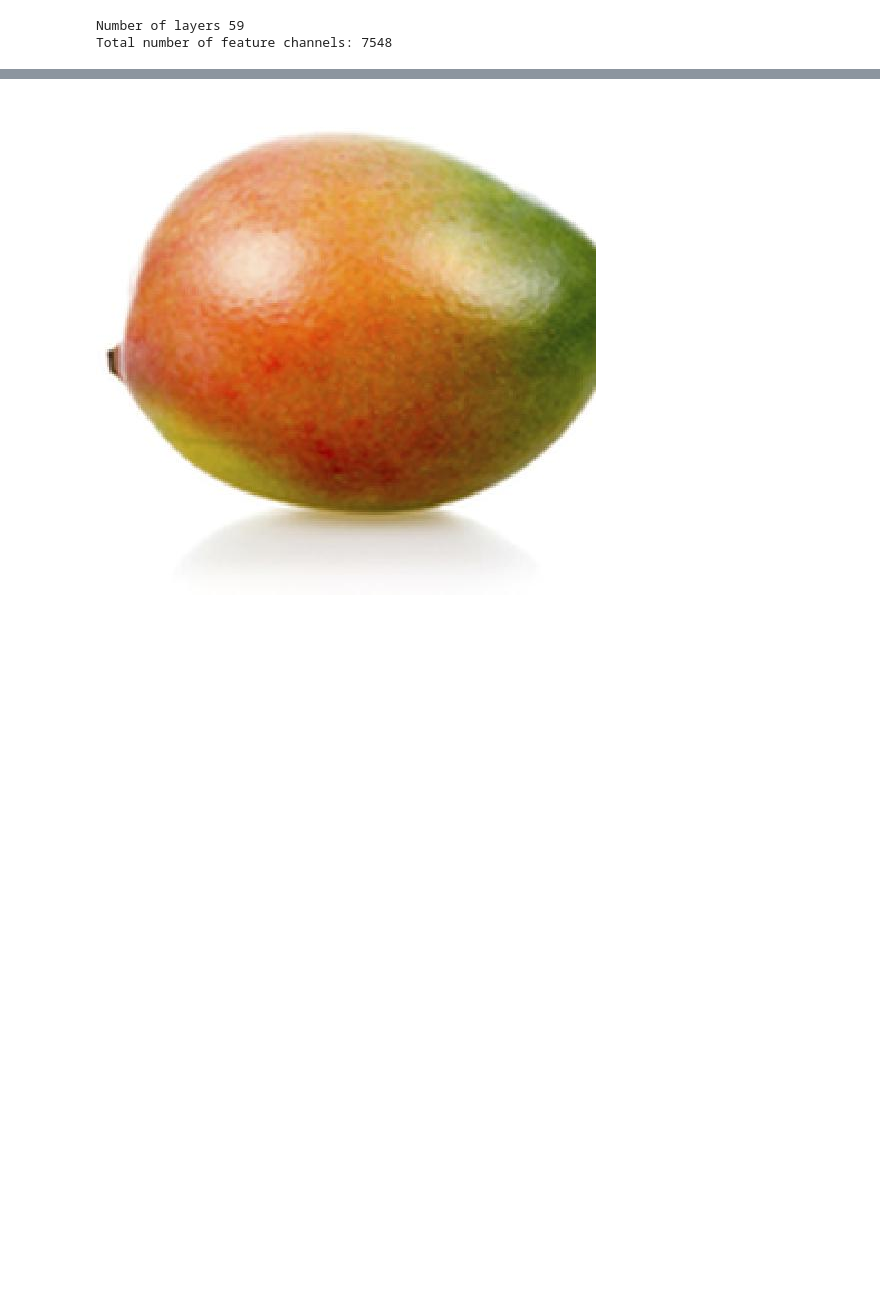
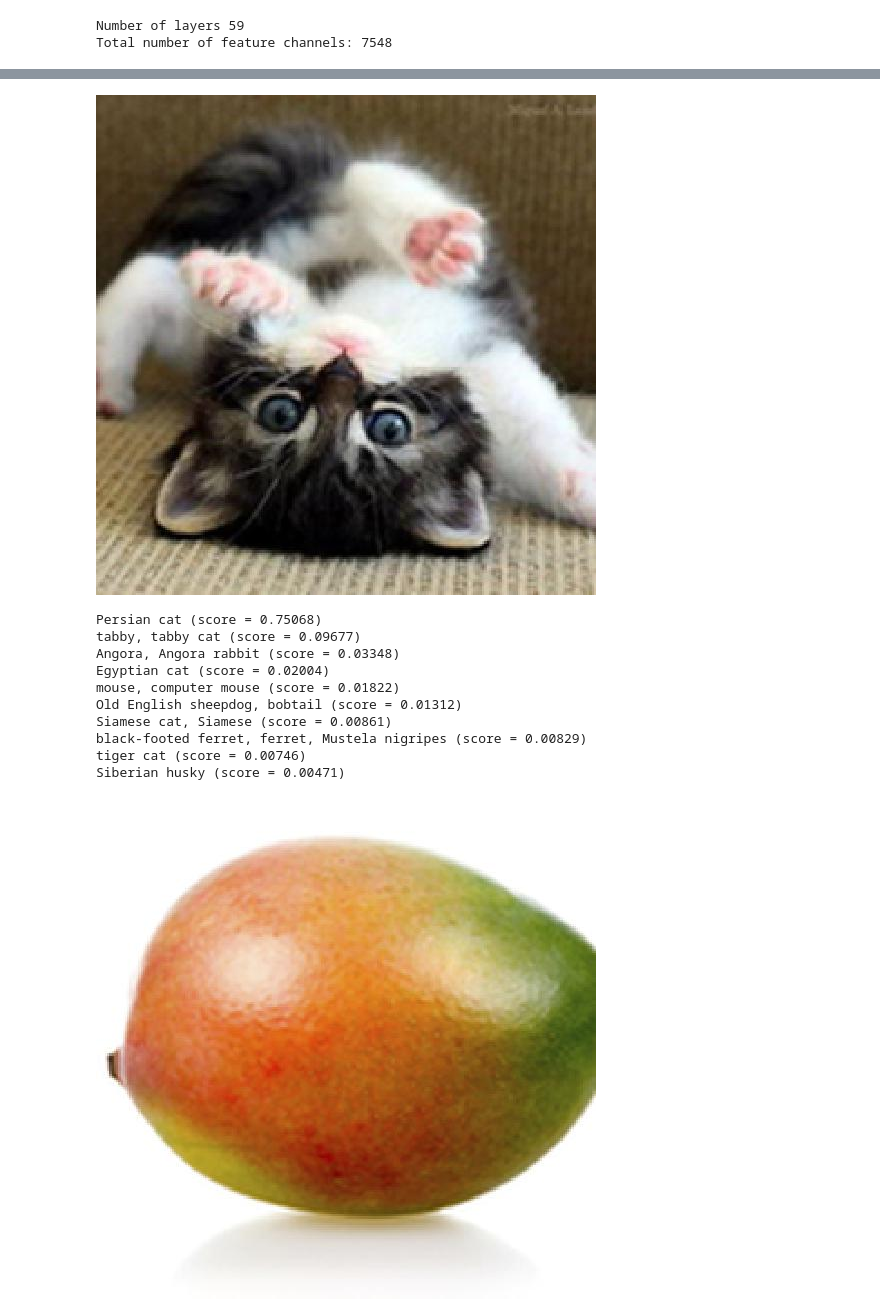
Before and after one commit to SubhankarGhosh/Neural-Net-Tensorflow, a Jupyter notebook: Inception Model to classify objects.ipynb, the cells around one changed output, grey strips where cells are left out. Drawn from its saved outputs; the diff is of its cells as text; code cells hidden in the pictures; blank space fills up the shorter version.

```diff
--- a/Inception Model to classify objects.ipynb
+++ b/Inception Model to classify objects.ipynb
@@ -225,3 +240,18 @@ diaper, nappy, napkin (score = 0.00000)
+# %%
+showarray(prep_img('testimages/kitten.jpg')/255., size=500) #Almost Correct classification
+prediction('testimages/kitten.jpg')
+# %% [output]
+[figure, added]
+Persian cat (score = 0.75068)
+tabby, tabby cat (score = 0.09677)
+Angora, Angora rabbit (score = 0.03348)
+Egyptian cat (score = 0.02004)
+mouse, computer mouse (score = 0.01822)
+Old English sheepdog, bobtail (score = 0.01312)
+Siamese cat, Siamese (score = 0.00861)
+black-footed ferret, ferret, Mustela nigripes (score = 0.00829)
+tiger cat (score = 0.00746)
+Siberian husky (score = 0.00471)
 # %%
 showarray(prep_img('testimages/mango.jpg')/255., size=500) #Incorrect classification
 prediction('testimages/mango.jpg')
```
Also changed, not shown: parts of 12 cells of this notebook, 10 other files.
